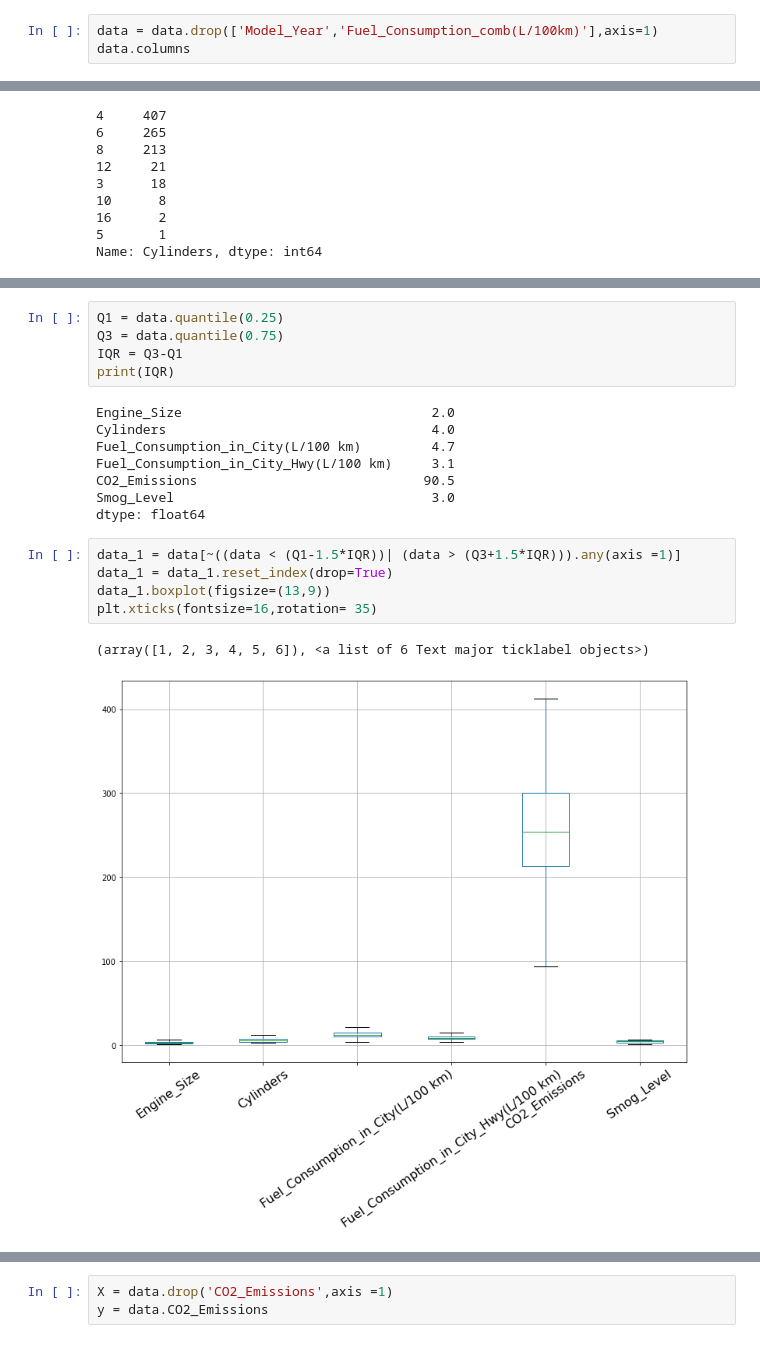
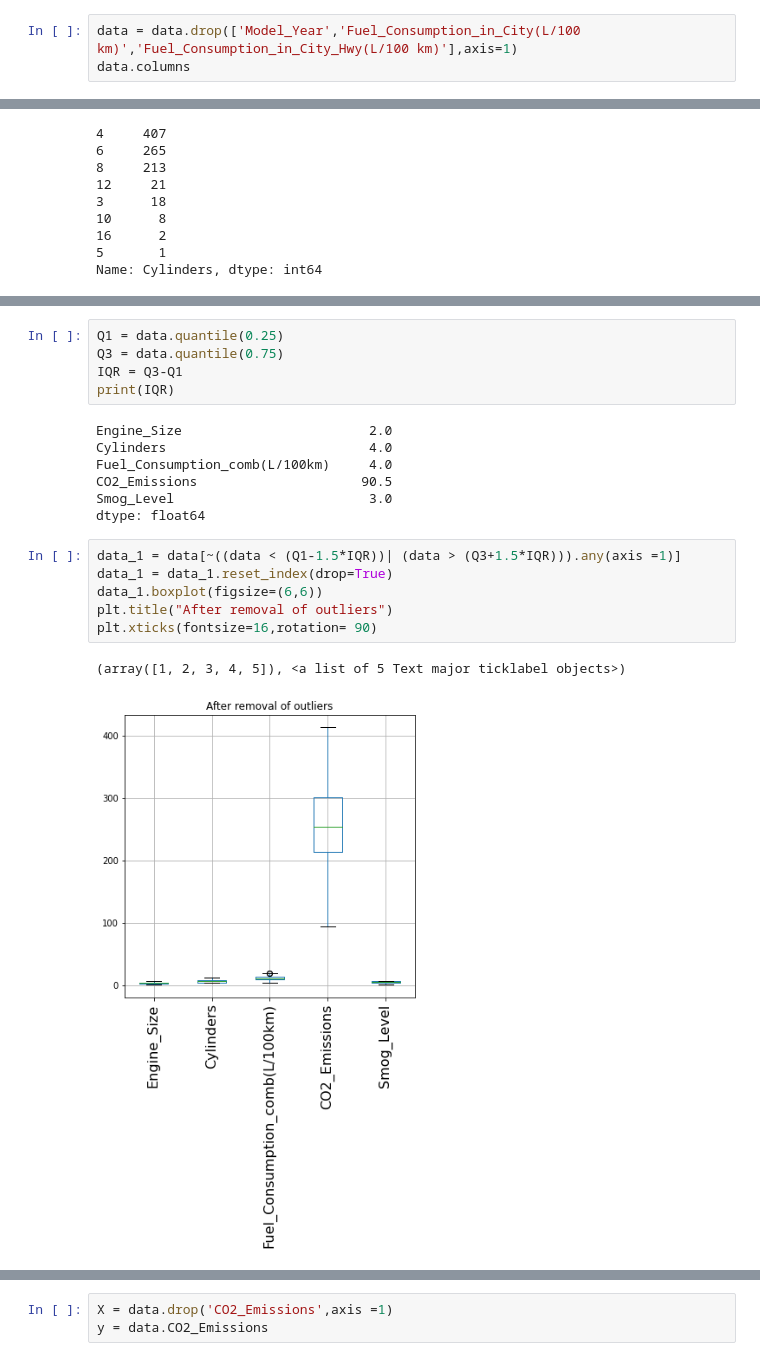
Before and after one commit to Snegapriya-SP/Macine_Learning_Projects, a Jupyter notebook: 1st capstone.ipynb, the cells around one changed output, grey strips where cells are left out. Saved outputs shown, nothing was run; the diff lists cells and outputs as text.

```diff
--- a/1st capstone.ipynb
+++ b/1st capstone.ipynb
@@ -67,5 +88,5 @@ sns.heatmap(corr, cmap ='YlGnBu',annot=True,annot_kws={'size' : 13},vmax=1,vmin=
 # %%
-data = data.drop(['Model_Year','Fuel_Consumption_comb(L/100km)'],axis=1)
+data = data.drop(['Model_Year','Fuel_Consumption_in_City(L/100 km)','Fuel_Consumption_in_City_Hwy(L/100 km)'],axis=1)
 data.columns
 # %% [output]
 Index(['Make', 'Model', 'Vehicle_Class', 'Engine_Size', 'Cylinders',
@@ -98,21 +126,21 @@ Q3 = data.quantile(0.75)
 IQR = Q3-Q1
 print(IQR)
 # %% [output]
-Engine_Size                                2.0
-Cylinders                                  4.0
-Fuel_Consumption_in_City(L/100 km)         4.7
-Fuel_Consumption_in_City_Hwy(L/100 km)     3.1
-CO2_Emissions                             90.5
-Smog_Level                                 3.0
+Engine_Size                        2.0
+Cylinders                          4.0
+Fuel_Consumption_comb(L/100km)     4.0
+CO2_Emissions                     90.5
+Smog_Level                         3.0
 dtype: float64
 # %%
 data_1 = data[~((data < (Q1-1.5*IQR))| (data > (Q3+1.5*IQR))).any(axis =1)]
 data_1 = data_1.reset_index(drop=True)
-data_1.boxplot(figsize=(13,9))
-plt.xticks(fontsize=16,rotation= 35)
+data_1.boxplot(figsize=(6,6))
+plt.title("After removal of outliers")
+plt.xticks(fontsize=16,rotation= 90)
 # %% [output]
-(array([1, 2, 3, 4, 5, 6]), <a list of 6 Text major ticklabel objects>)
+(array([1, 2, 3, 4, 5]), <a list of 5 Text major ticklabel objects>)
-[figure, old version]
+[figure, new version]
 # %%
 data_1.shape
 # %% [output]
```
Also changed, not shown: parts of 49 cells of this notebook.
